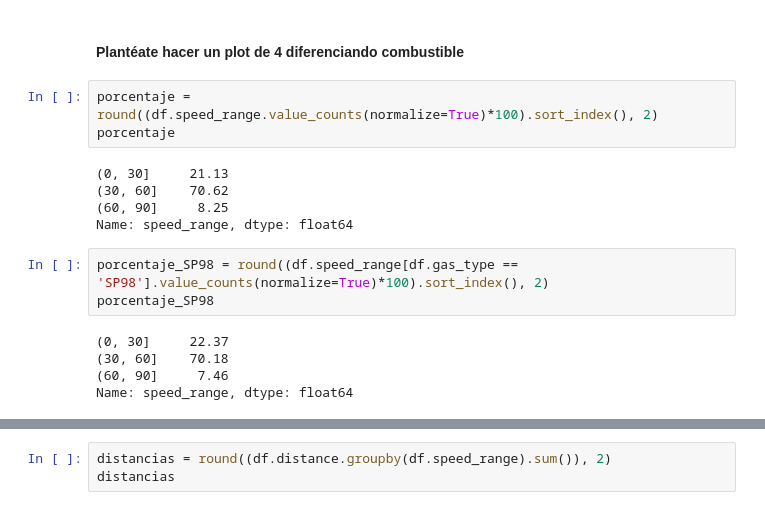
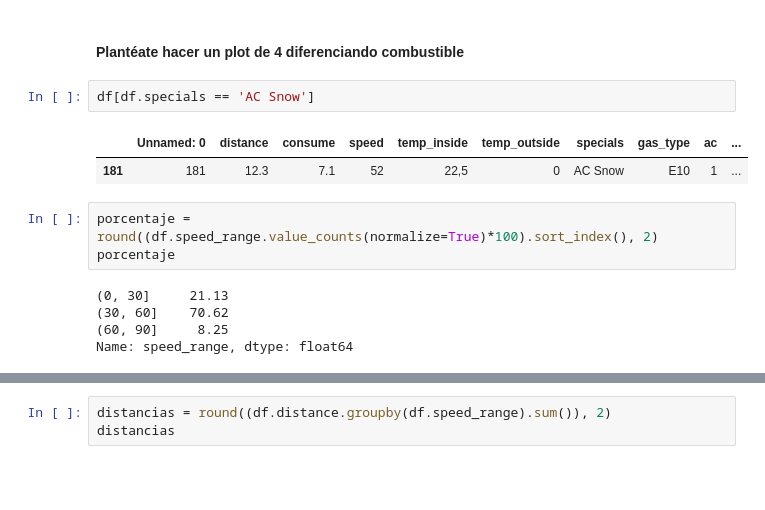
Before and after one commit to as-Solo/reto_data, a Jupyter notebook: notebooks/02_Visualizacion.ipynb, the cells around one changed output, grey strips where cells are left out. Saved outputs shown, nothing was run; the diff lists cells and outputs as text; blank space fills up the shorter version.

```diff
--- a/notebooks/02_Visualizacion.ipynb
+++ b/notebooks/02_Visualizacion.ipynb
@@ -328,6 +328,11 @@ g_speed_10.legend(fontsize = 18)
 [figure]
 # %% [markdown]
 ####  Plantéate hacer un plot de 4 diferenciando combustible
+# %%
+df[df.specials == 'AC Snow']
+# %% [output]
+|  | Unnamed: 0 | distance | consume | speed | temp_inside | temp_outside | specials | gas_type | ac | ... |
+| 181 | 181 | 12.3 | 7.1 | 52 | 22,5 | 0 | AC Snow | E10 | 1 | ... |
 # %%
 porcentaje = round((df.speed_range.value_counts(normalize=True)*100).sort_index(), 2)
 porcentaje
@@ -336,11 +341,3 @@ porcentaje
 (30, 60]    70.62
 (60, 90]     8.25
 Name: speed_range, dtype: float64
-# %%
-porcentaje_SP98 = round((df.speed_range[df.gas_type == 'SP98'].value_counts(normalize=True)*100).sort_index(), 2)
-porcentaje_SP98
-# %% [output]
-(0, 30]     22.37
-(30, 60]    70.18
-(60, 90]     7.46
-Name: speed_range, dtype: float64
```
Also changed, not shown: parts of 15 cells of this notebook, 1 other file.
